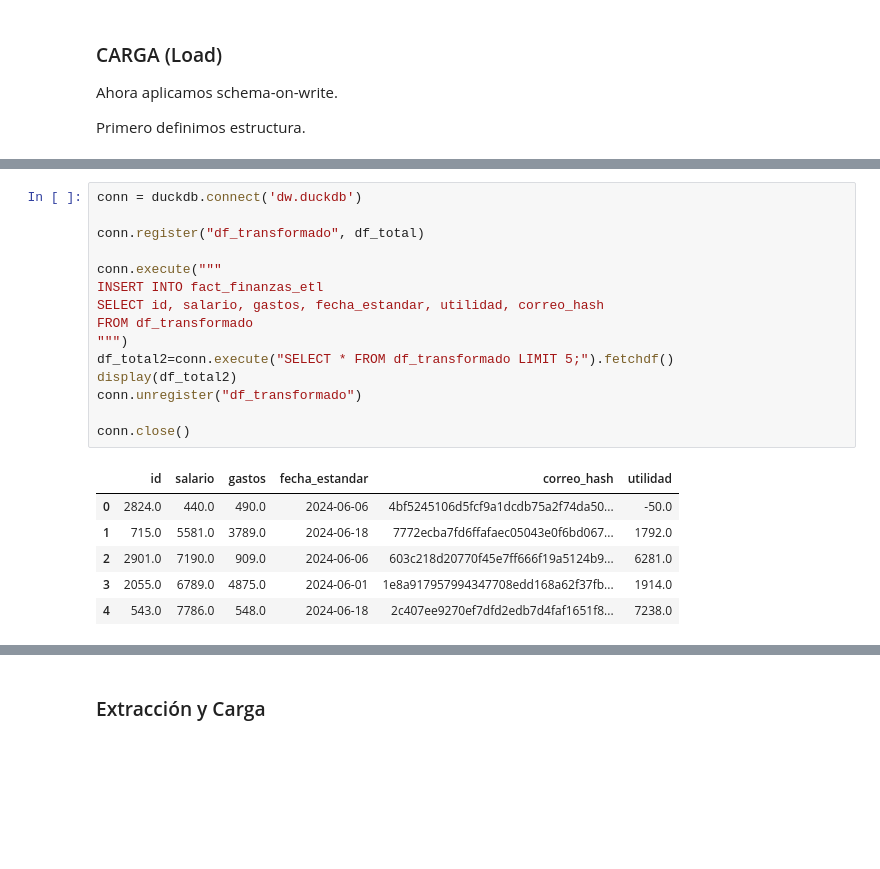
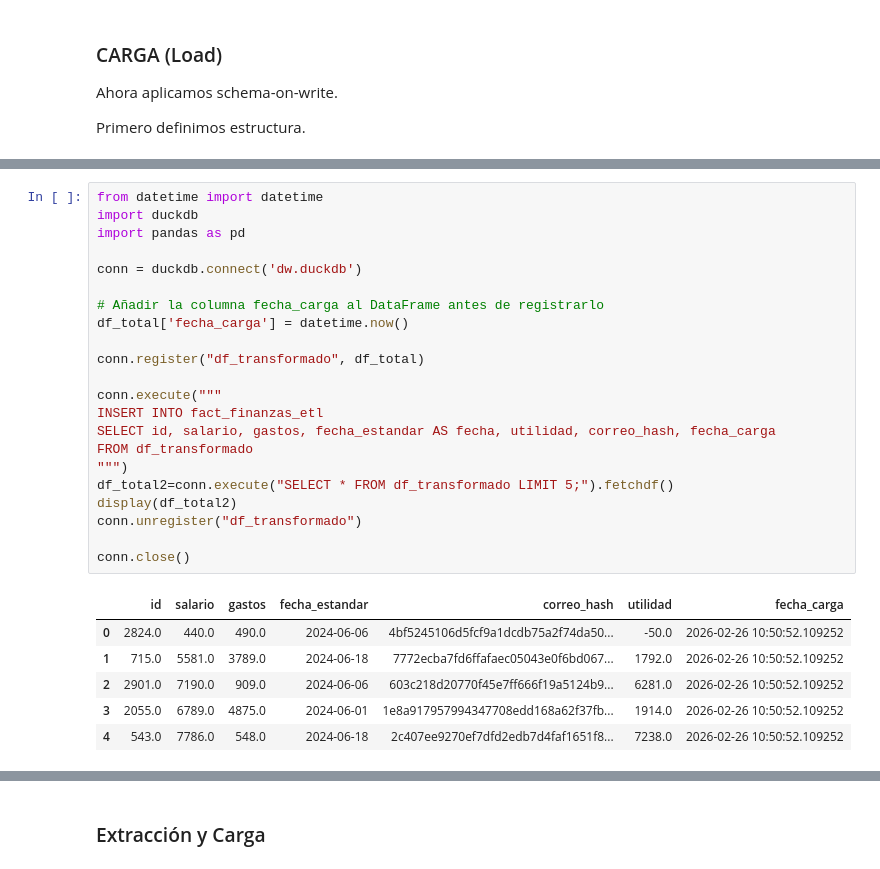
Before and after one commit to jzaineam-cpu/BigData2026, a Jupyter notebook: Cuadernos/4_ETL_ELT_.ipynb, the cells around one changed output, grey strips where cells are left out. Cells and saved outputs as stored; diff of their text form; blank space fills up the shorter version.

```diff
--- a/Cuadernos/4_ETL_ELT_.ipynb
+++ b/Cuadernos/4_ETL_ELT_.ipynb
@@ -349,23 +386,30 @@ Primeras 5 filas de fact_finanzas_etl:
 # %%
+from datetime import datetime
+import duckdb
+import pandas as pd
+
 conn = duckdb.connect('dw.duckdb')
+
+# Añadir la columna fecha_carga al DataFrame antes de registrarlo
+df_total['fecha_carga'] = datetime.now()
 
 conn.register("df_transformado", df_total)
 
 conn.execute("""
 INSERT INTO fact_finanzas_etl
-SELECT id, salario, gastos, fecha_estandar, utilidad, correo_hash
+SELECT id, salario, gastos, fecha_estandar AS fecha, utilidad, correo_hash, fecha_carga
 FROM df_transformado
 """)
 df_total2=conn.execute("SELECT * FROM df_transformado LIMIT 5;").fetchdf()
 display(df_total2)
 conn.unregister("df_transformado")
 
 conn.close()
 # %% [output]
-|  | id | salario | gastos | fecha_estandar | correo_hash | utilidad |
-| 0 | 2824.0 | 440.0 | 490.0 | 2024-06-06 | 4bf5245106d5fcf9a1dcdb75a2f74da50... | -50.0 |
-| 1 | 715.0 | 5581.0 | 3789.0 | 2024-06-18 | 7772ecba7fd6ffafaec05043e0f6bd067... | 1792.0 |
-| 2 | 2901.0 | 7190.0 | 909.0 | 2024-06-06 | 603c218d20770f45e7ff666f19a5124b9... | 6281.0 |
-| 3 | 2055.0 | 6789.0 | 4875.0 | 2024-06-01 | 1e8a917957994347708edd168a62f37fb... | 1914.0 |
-| 4 | 543.0 | 7786.0 | 548.0 | 2024-06-18 | 2c407ee9270ef7dfd2edb7d4faf1651f8... | 7238.0 |
+|  | id | salario | gastos | fecha_estandar | correo_hash | utilidad | fecha_carga |
+| 0 | 2824.0 | 440.0 | 490.0 | 2024-06-06 | 4bf5245106d5fcf9a1dcdb75a2f74da50... | -50.0 | 2026-02-26 10:50:52.109252 |
+| 1 | 715.0 | 5581.0 | 3789.0 | 2024-06-18 | 7772ecba7fd6ffafaec05043e0f6bd067... | 1792.0 | 2026-02-26 10:50:52.109252 |
+| 2 | 2901.0 | 7190.0 | 909.0 | 2024-06-06 | 603c218d20770f45e7ff666f19a5124b9... | 6281.0 | 2026-02-26 10:50:52.109252 |
+| 3 | 2055.0 | 6789.0 | 4875.0 | 2024-06-01 | 1e8a917957994347708edd168a62f37fb... | 1914.0 | 2026-02-26 10:50:52.109252 |
+| 4 | 543.0 | 7786.0 | 548.0 | 2024-06-18 | 2c407ee9270ef7dfd2edb7d4faf1651f8... | 7238.0 | 2026-02-26 10:50:52.109252 |
 # %% [markdown]
```
Also changed, not shown: parts of 16 cells of this notebook.
